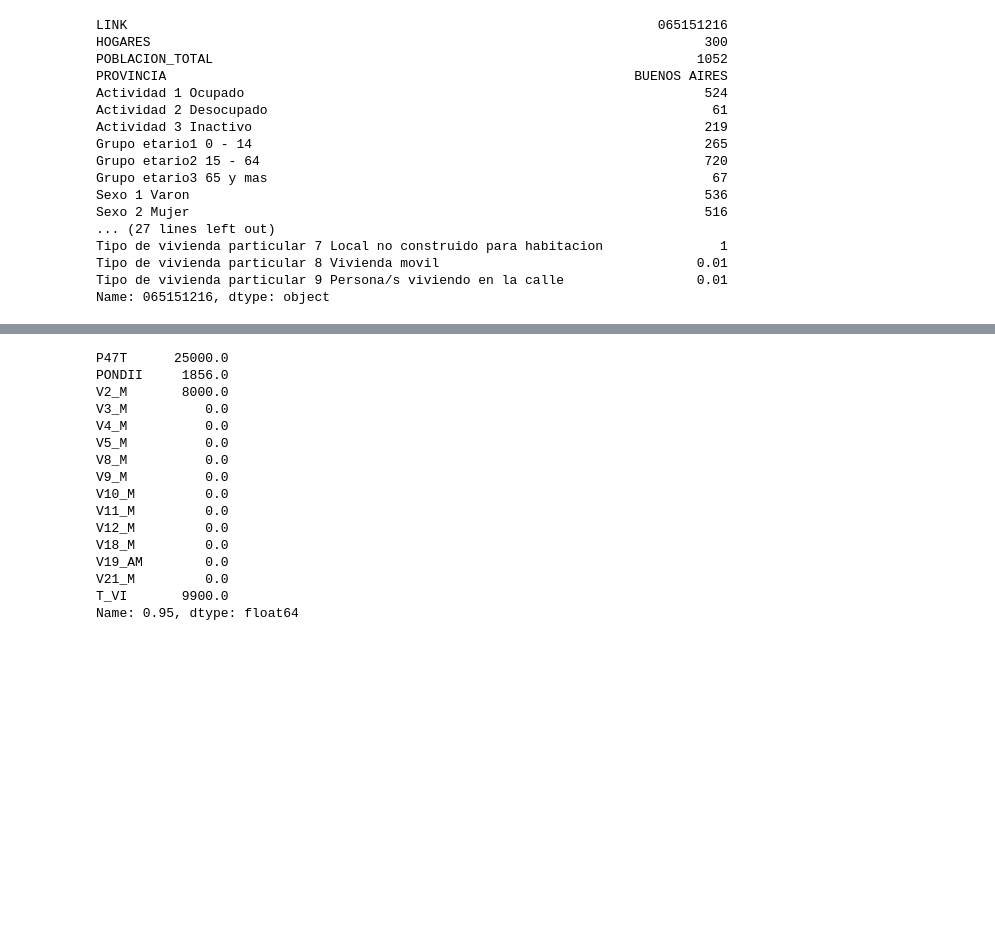
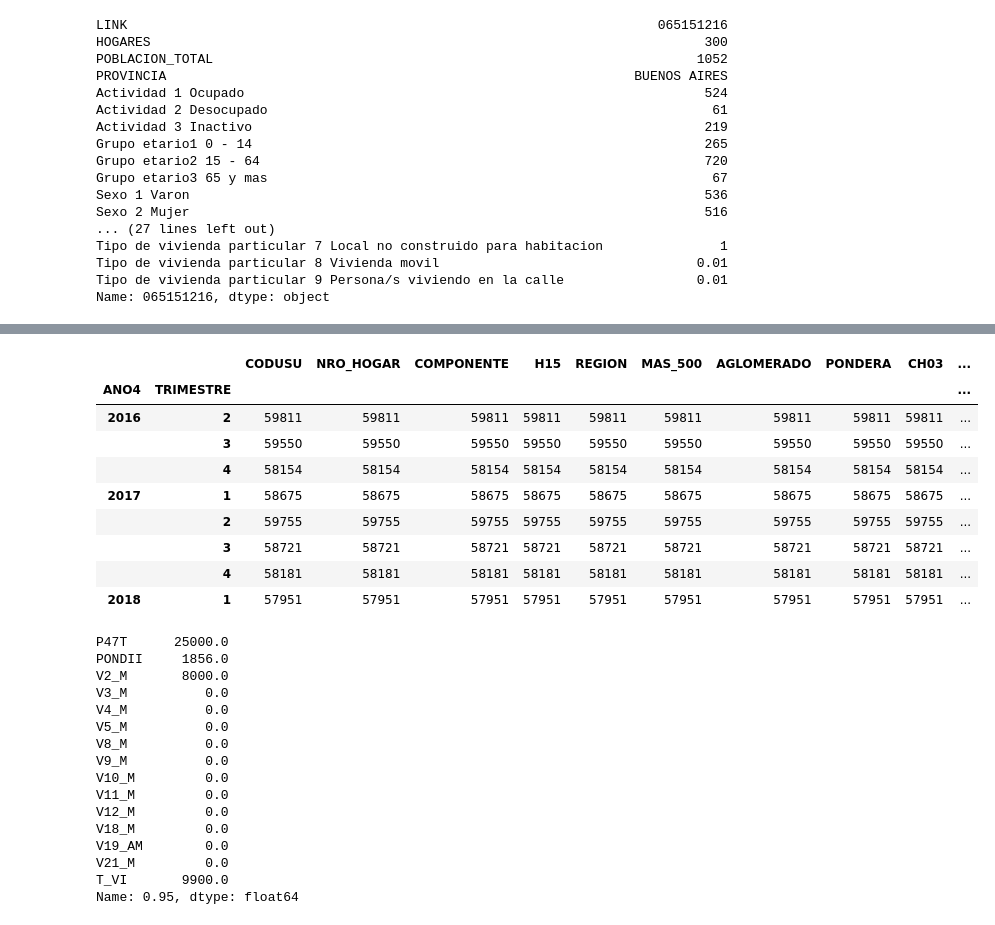
Before and after one commit to matuteiglesias/microdatos-EPH-INDEC, a Jupyter notebook: Infer form EPH survey.ipynb, the cells around one changed output, grey strips where cells are left out. Drawn from its saved outputs; the diff is of its cells as text; code cells hidden in the pictures; blank space fills up the shorter version.

```diff
--- a/Infer form EPH survey.ipynb
+++ b/Infer form EPH survey.ipynb
@@ -176,6 +250,19 @@ datos.groupby('CODUSU')['ingreso_usd'].describe().sample(20)
 | TQRMNOPQXHJMKTCDEOJAH00487235 | 16.0 | 205.781379 | 422.127362 | -0.633204 | 0.000000 | 0.000000 | 40.564398 | 1237.693121 |
 | TQRMNORUXHJMLNCDEIIAD00610052 | 1.0 | 1015.907985 | NaN | 1015.907985 | 1015.907985 | 1015.907985 | 1015.907985 | 1015.907985 |
 | TQRMNOSVXHMMNLCDEIJAH00495052 | 2.0 | 114.340738 | 67.088039 | 66.902331 | 90.621535 | 114.340738 | 138.059942 | 161.779146 |
+# %%
+datos.groupby(['ANO4', 'TRIMESTRE']).count()
+# %% [output]
+|  |  | CODUSU | NRO_HOGAR | COMPONENTE | H15 | REGION | MAS_500 | AGLOMERADO | PONDERA | CH03 | ... |
+| ANO4 | TRIMESTRE |  |  |  |  |  |  |  |  |  | ... |
+| 2016 | 2 | 59811 | 59811 | 59811 | 59811 | 59811 | 59811 | 59811 | 59811 | 59811 | ... |
+|  | 3 | 59550 | 59550 | 59550 | 59550 | 59550 | 59550 | 59550 | 59550 | 59550 | ... |
+|  | 4 | 58154 | 58154 | 58154 | 58154 | 58154 | 58154 | 58154 | 58154 | 58154 | ... |
+| 2017 | 1 | 58675 | 58675 | 58675 | 58675 | 58675 | 58675 | 58675 | 58675 | 58675 | ... |
+|  | 2 | 59755 | 59755 | 59755 | 59755 | 59755 | 59755 | 59755 | 59755 | 59755 | ... |
+|  | 3 | 58721 | 58721 | 58721 | 58721 | 58721 | 58721 | 58721 | 58721 | 58721 | ... |
+|  | 4 | 58181 | 58181 | 58181 | 58181 | 58181 | 58181 | 58181 | 58181 | 58181 | ... |
+| 2018 | 1 | 57951 | 57951 | 57951 | 57951 | 57951 | 57951 | 57951 | 57951 | 57951 | ... |
 # %%
 datos[['P47T','PONDII','V2_M','V3_M','V4_M','V5_M','V8_M','V9_M','V10_M','V11_M','V12_M','V18_M','V19_AM','V21_M','T_VI']].quantile(.95)
 # %% [output]
```
Also changed, not shown: parts of 10 cells of this notebook.
